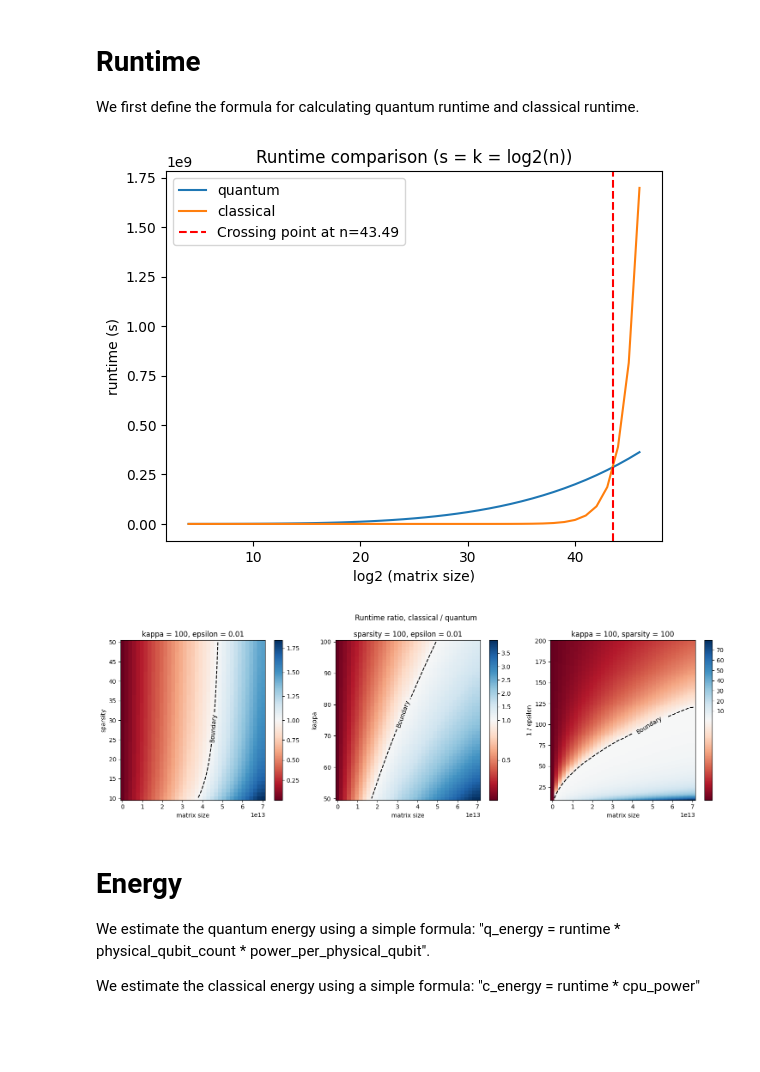
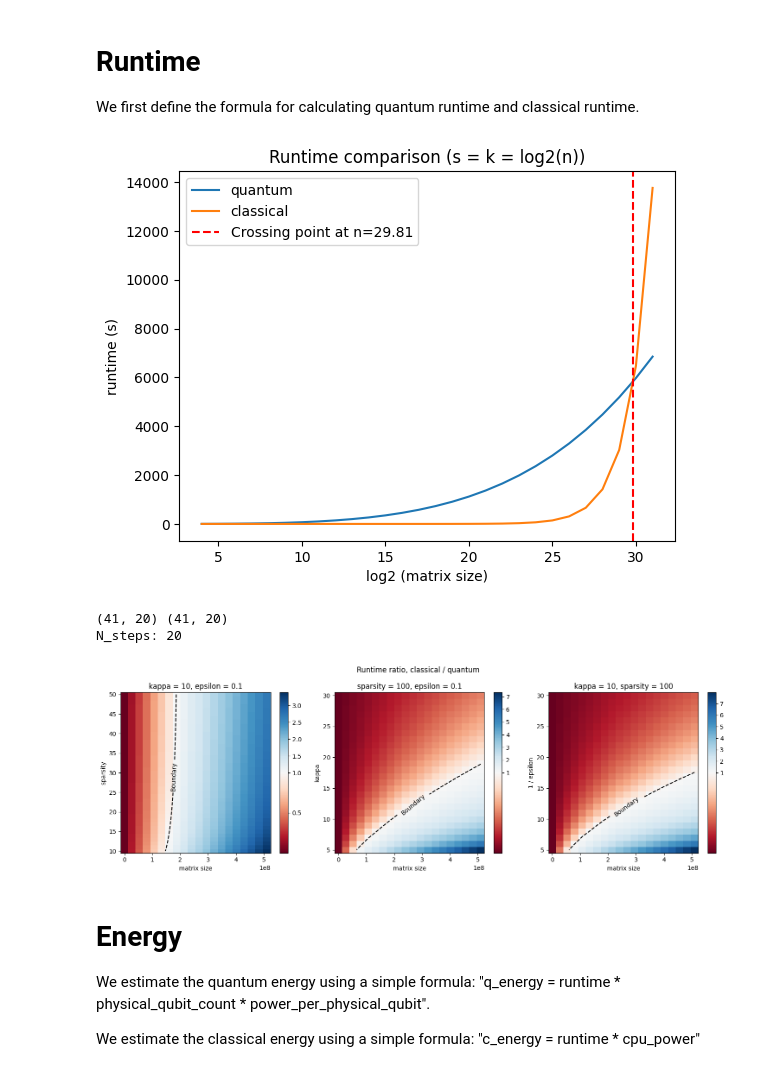
Before and after one commit to tiger9tu/HHL, a Jupyter notebook: tools/heatmap.ipynb, the cells around one changed output. Cells and saved outputs as stored; diff of their text form; code cells hidden in the pictures; blank space fills up the shorter version.

```diff
--- a/tools/heatmap.ipynb
+++ b/tools/heatmap.ipynb
@@ -8,16 +8,16 @@ import itertools
 # The data for all the figures
 # %%
 max_physical_qubits = np.inf
-physical_error_rate = 1e-4
-clock_cycle_time = 1e-6
-precision = 5
+physical_error_rate = 1e-5
+clock_cycle_time = 1e-8
+precision = 4
 
-fix_k = 100
+fix_k = 10
 fix_s = 100
-fix_epsilon_inv = 100
+fix_epsilon_inv = 10
 s_start, s_end, ds = 10, 50, 1
-k_start, k_end, dk = 50, 100, 1
-epsilon_inv_start, epsilon_inv_end, depslilon_inv = 10, 200, 1
+k_start, k_end, dk = 5, 30, 1
+epsilon_inv_start, epsilon_inv_end, depslilon_inv = 5, 30, 1
 # %% [markdown]
 # Runtime
 
@@ -62,7 +62,7 @@ def calculate_c_runtime(k, s, epsilon_inv, N):
 # %%
 def plot_runtime_line_graph():
     n_start = 4
-    n_end = 47
+    n_end =32
 
     n = np.arange(n_start, n_end, 1)
     k = n
@@ -92,7 +92,7 @@ def plot_runtime_line_graph():
 
 plot_runtime_line_graph()
 # %% [output]
-[figure, old version]
+[figure, new version]
 # %%
 def sub_plot(fig, ax, x,y, data, title, xlabel, ylabel):
     norm = colors.TwoSlopeNorm(vmin=data.min(), vcenter=1, vmax=data.max())
@@ -123,12 +123,12 @@ def calculate_ratio(q_runtime, c_runtime, N, n_start):
 
 
 def plot_runtime_heatmap():  # set this function to avoid conflict variables
-    n_start, n_end, dn = 10, 46, 1
+    n_start, n_end, dn = 10, 29, 1
 
     # big N used by classical plot
     N_start = 2**n_start
     N_end = 2**n_end
-    N_steps = n_end - n_start
+    N_steps = n_end - n_start + 1
     dN = (N_end - N_start) / N_steps
 
     fig, axs = plt.subplots(1,3,figsize=(15, 5))
@@ -137,45 +137,49 @@ def plot_runtime_heatmap():  # set this function to avoid conflict variables
     # n - s
     ###############################
     s, n = np.mgrid[s_start : s_end + ds : ds, n_start : n_end + dn : dn]
-    _, n_s_N = np.mgrid[s_start : s_end + ds : ds, N_start : N_end + dN : dN]
+    _, n_s_N = np.mgrid[s_start : s_end + ds : ds, N_start : N_start + N_steps * dN : dN]
 
     n_s_q_runtime = calculate_q_runtime(fix_k, s, fix_epsilon_inv, 2**n)
+    print(s.shape, n_s_N.shape)
+    print("N_steps:",  N_steps)
     n_s_c_runtime = calculate_c_runtime(fix_k, s, fix_epsilon_inv, n_s_N)
     n_s_ratio = calculate_ratio(n_s_q_runtime, n_s_c_runtime, n_s_N, n_start)
 
     sub_plot(fig,axs[0], n_s_N, s, n_s_ratio, f"kappa = {fix_k}, epsilon = {1/fix_epsilon_inv}", "matrix size", "sparsity")
 
     ###############################
     # k - n
     ###############################
     k, n = np.mgrid[k_start : k_end + dk : dk, n_start : n_end + dn : dn]
-    _, n_k_N = np.mgrid[k_start : k_end + dk : dk, N_start : N_end + dN : dN]
+    _, n_k_N = np.mgrid[k_start : k_end + dk : dk, N_start : N_start + N_steps * dN  :  dN]
     n_k_q_runtime = calculate_q_runtime(k, fix_s, fix_epsilon_inv, 2**n)
     n_k_c_runtime = calculate_c_runtime(k, fix_s, fix_epsilon_inv, n_k_N)
     n_k_ratio = calculate_ratio(n_k_q_runtime, n_k_c_runtime, n_k_N, n_start)
 
     sub_plot(fig,axs[1], n_k_N, k, n_k_ratio, f"sparsity = {fix_s}, epsilon = {1/fix_epsilon_inv}", "matrix size", "kappa")
 
     ###############################
     # epsilon - n
     ###############################
 
     epsilon, n = np.mgrid[epsilon_inv_start : epsilon_inv_end + depslilon_inv : depslilon_inv, n_start : n_end + dn : dn]
-    _, n_epsilon_N = np.mgrid[epsilon_inv_start : epsilon_inv_end + depslilon_inv : depslilon_inv, N_start : N_end + dN : dN]
+    _, n_epsilon_N = np.mgrid[epsilon_inv_start : epsilon_inv_end + depslilon_inv : depslilon_inv,  N_start : N_start + N_steps * dN : dN]
     n_epsilon_q_runtime = calculate_q_runtime(fix_k, fix_s, epsilon, 2**n)
     n_epsilon_c_runtime = calculate_c_runtime(fix_k, fix_s, epsilon, n_epsilon_N)
     n_epsilon_ratio = calculate_ratio(n_epsilon_q_runtime, n_epsilon_c_runtime, n_epsilon_N, n_start)
 
     sub_plot(fig, axs[2], n_epsilon_N, epsilon, n_epsilon_ratio, f"kappa = {fix_k}, sparsity = {fix_s}", "matrix size", "1 / epsilon")
     fig.suptitle("Runtime ratio, classical / quantum")
     plt.tight_layout()
 
     plt.show()
 
 
 plot_runtime_heatmap()
 # %% [output]
+(41, 20) (41, 20)
+N_steps: 20
-[figure, old version]
+[figure, new version]
 # %% [markdown]
 # Energy
 We estimate the quantum energy using a simple formula: "q_energy = runtime * physical_qubit_count * power_per_physical_qubit".
```
Also changed, not shown: parts of 2 cells of this notebook, 2 other files.
